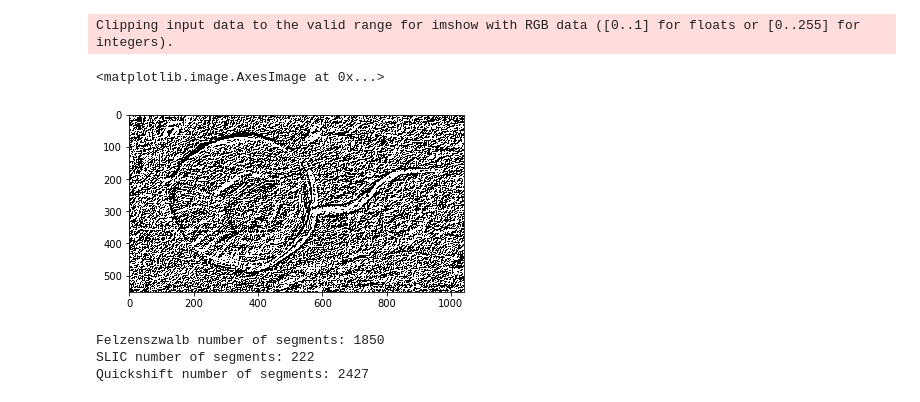
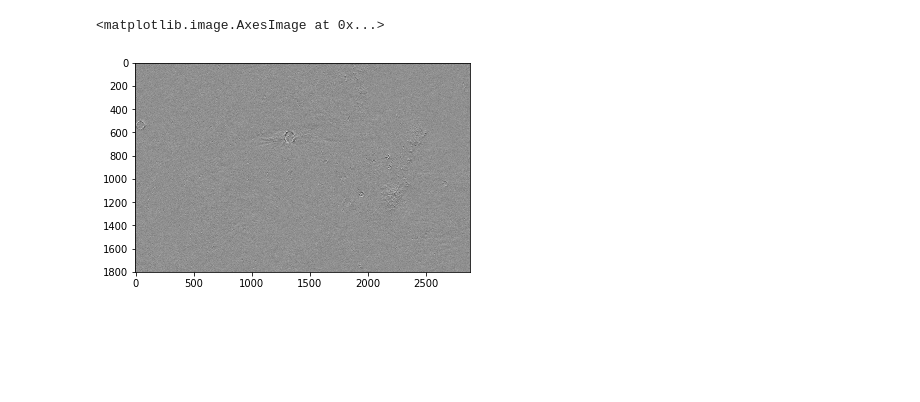
Before and after one commit to neelindresh/OmdenaMarsSurface, a Jupyter notebook: preprocessing.ipynb, the cells around one changed output. Drawn from its saved outputs; the diff is of its cells as text; code cells hidden in the pictures; blank space fills up the shorter version.

```diff
--- a/preprocessing.ipynb
+++ b/preprocessing.ipynb
@@ -21,5 +21,5 @@ import numpy as np
 import argparse
 import cv2
 # %%
-image = cv2.imread('OmdenaMarsSurface/DataSet/pia22241-1041.jpg',cv2.COLOR_BGR2GRAY)
-gray = cv2.cvtColor(image, cv2.COLOR_BGR2RGB)
+image = cv2.imread('OmdenaMarsSurface/DataSet/pia21454.jpg',cv2.COLOR_BGR2GRAY)
+#gray = cv2.cvtColor(image, cv2.COLOR_BGR2RGB)
@@ -44,3 +30,0 @@ sobely = cv2.Sobel(image,cv2.CV_64F,0,1,ksize=5)
-# %%
-sobelx = cv2.Sobel(image,cv2.CV_64F,1,0,ksize=9)
-sobely = cv2.Sobel(image,cv2.CV_64F,0,1,ksize=9)
@@ -59,2 +31,9 @@ Clipping input data to the valid range for imshow with RGB data ([0..1] for floa
 # %%
 imgboth = cv2.addWeighted(sobelx, 0.5, sobely, 0.5, 0)
+# %%
+def findEdges(image,kernal=None):
+  if kernal==None:
+    kernal=9
+  sobelx = cv2.Sobel(image,cv2.CV_64F,2,0,ksize=kernal)
+  sobelx = cv2.Sobel(image,cv2.CV_64F,0,1,ksize=kernal)
+  return sobelx,sobelx
@@ -61,32 +57,7 @@ imgboth = cv2.addWeighted(sobelx, 0.5, sobely, 0.5, 0)
+# %%
+ximag,yimg=findEdges(image,kernal=15)
 # %%
-plt.imshow(imgboth,cmap = 'gray')
+plt.imshow(ximag,cmap='gray')
 # %% [output]
-Clipping input data to the valid range for imshow with RGB data ([0..1] for floats or [0..255] for integers).
+<matplotlib.image.AxesImage at 0x...>
-<matplotlib.image.AxesImage at 0x...>
-[figure, old version]
+[figure, new version]
-# %%
-import matplotlib.pyplot as plt
-import numpy as np
-
-from skimage.data import astronaut
-from skimage.color import rgb2gray
-from skimage.filters import sobel
-from skimage.segmentation import felzenszwalb, slic, quickshift, watershed
-from skimage.segmentation import mark_boundaries
-from skimage.util import img_as_float
-
-img = img_as_float(astronaut()[::2, ::2])
-
-segments_fz = felzenszwalb(image, scale=100, sigma=0.5, min_size=50)
-segments_slic = slic(image, n_segments=250, compactness=10, sigma=1)
-segments_quick = quickshift(image, kernel_size=3, max_dist=6, ratio=0.5)
-gradient = sobel(rgb2gray(image))
-segments_watershed = watershed(gradient, markers=250, compactness=0.001)
-
-print("Felzenszwalb number of segments: {}".format(len(np.unique(segments_fz))))
-print('SLIC number of segments: {}'.format(len(np.unique(segments_slic))))
-print('Quickshift number of segments: {}'.format(len(np.unique(segments_quick))))
-# %% [output]
-Felzenszwalb number of segments: 1850
-SLIC number of segments: 222
-Quickshift number of segments: 2427
```
Also changed, not shown: parts of 18 cells of this notebook.
